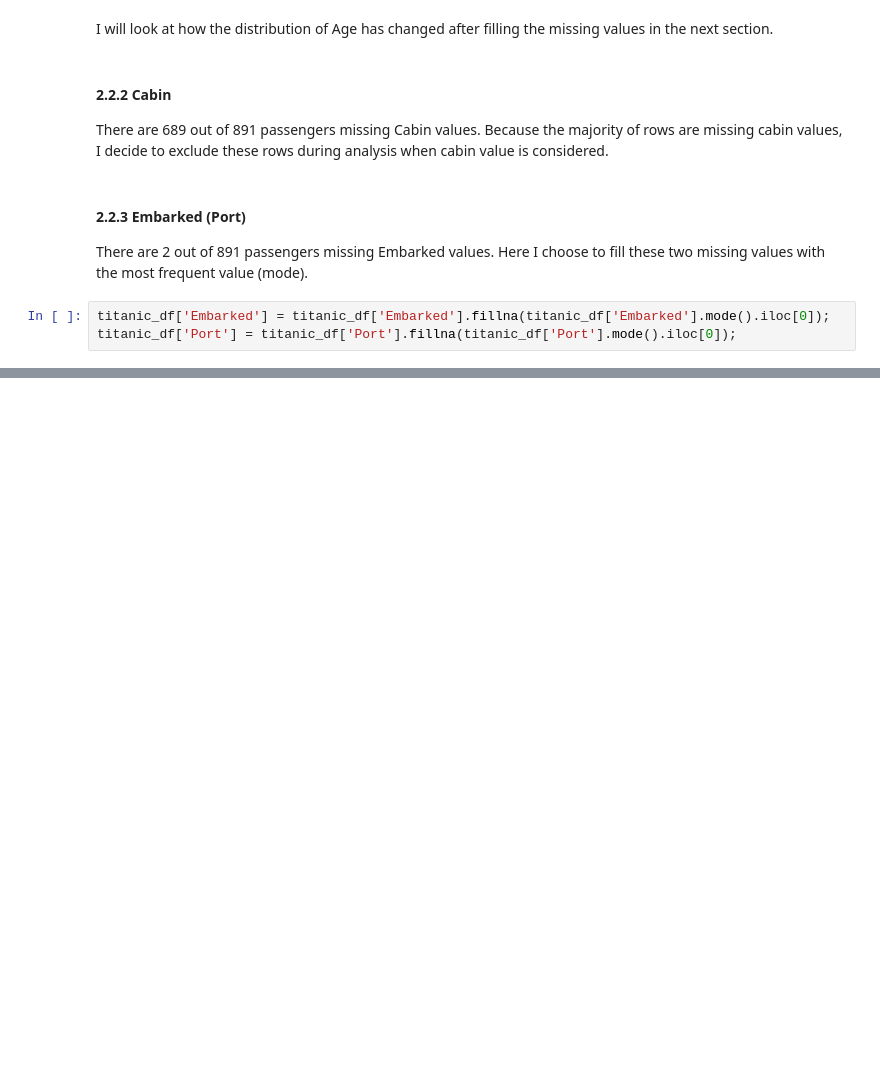
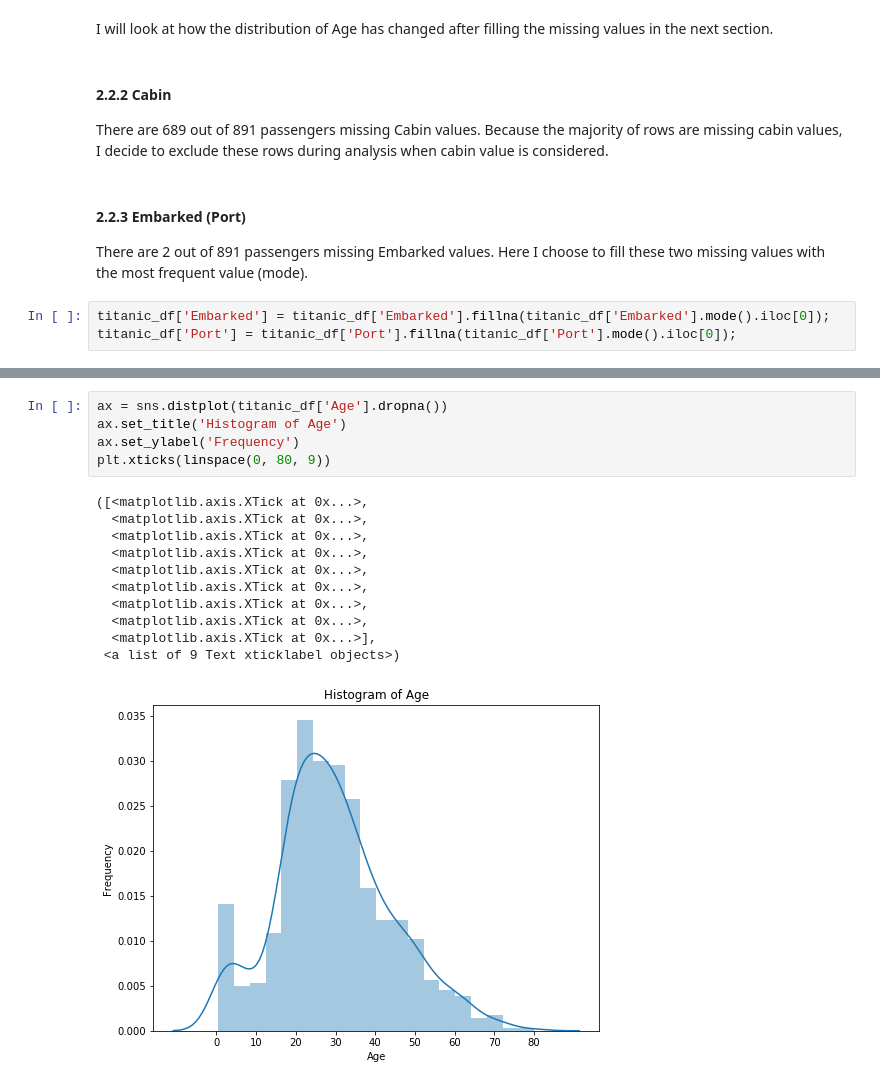
Before and after one commit to Zhenmao/udacity-dand-p2-investigate-a-dataset, a Jupyter notebook: udacity-dand-p2-investigate-a-dataset.ipynb, the cells around one changed output, grey strips where cells are left out. Cells and saved outputs as stored; diff of their text form; blank space fills up the shorter version.

```diff
--- a/udacity-dand-p2-investigate-a-dataset.ipynb
+++ b/udacity-dand-p2-investigate-a-dataset.ipynb
@@ -173,0 +242,17 @@ titanic_df['Port'] = titanic_df['Port'].fillna(titanic_df['Port'].mode().iloc[0]
+# %%
+ax = sns.distplot(titanic_df['Age'].dropna())
+ax.set_title('Histogram of Age')
+ax.set_ylabel('Frequency')
+plt.xticks(linspace(0, 80, 9))
+# %% [output]
+([<matplotlib.axis.XTick at 0x...>,
+  <matplotlib.axis.XTick at 0x...>,
+  <matplotlib.axis.XTick at 0x...>,
+  <matplotlib.axis.XTick at 0x...>,
+  <matplotlib.axis.XTick at 0x...>,
+  <matplotlib.axis.XTick at 0x...>,
+  <matplotlib.axis.XTick at 0x...>,
+  <matplotlib.axis.XTick at 0x...>,
+  <matplotlib.axis.XTick at 0x...>],
+ <a list of 9 Text xticklabel objects>)
+[figure, added]
```
Also changed, not shown: parts of 38 cells of this notebook.
